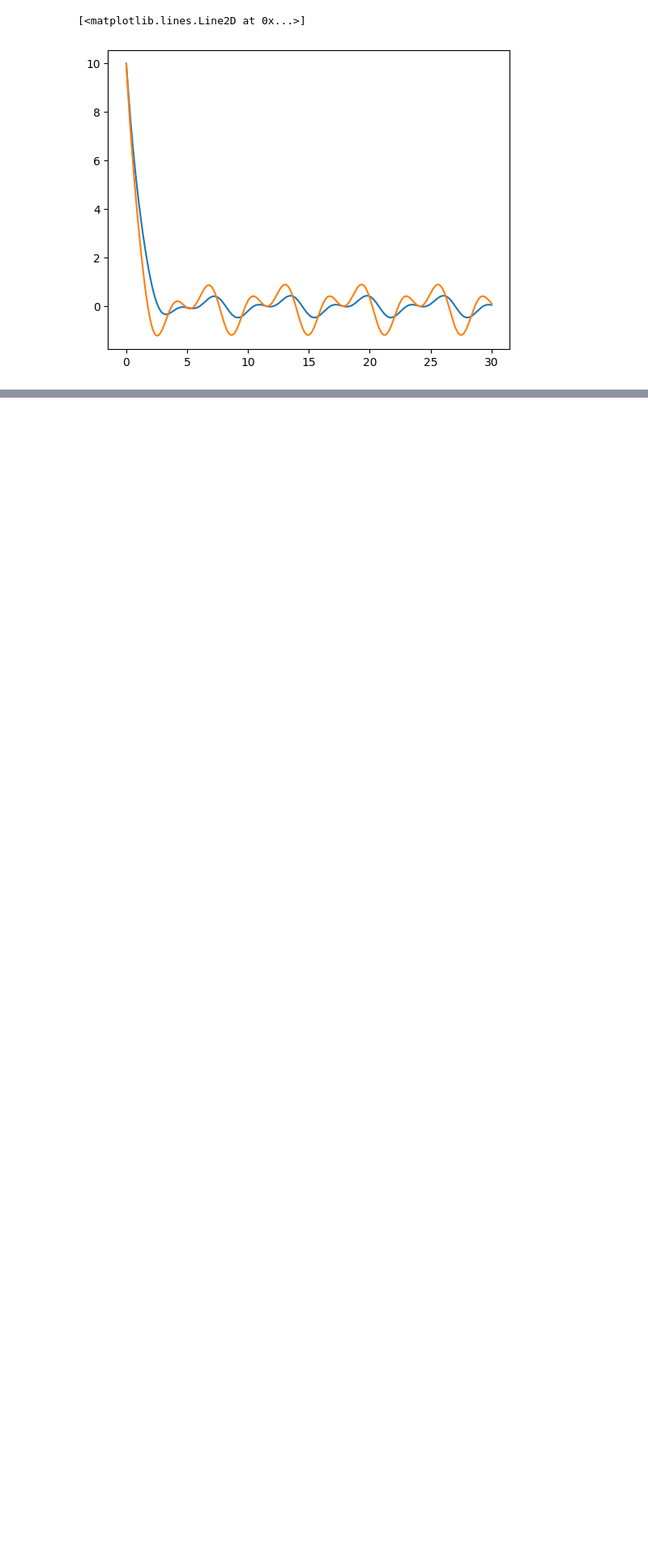
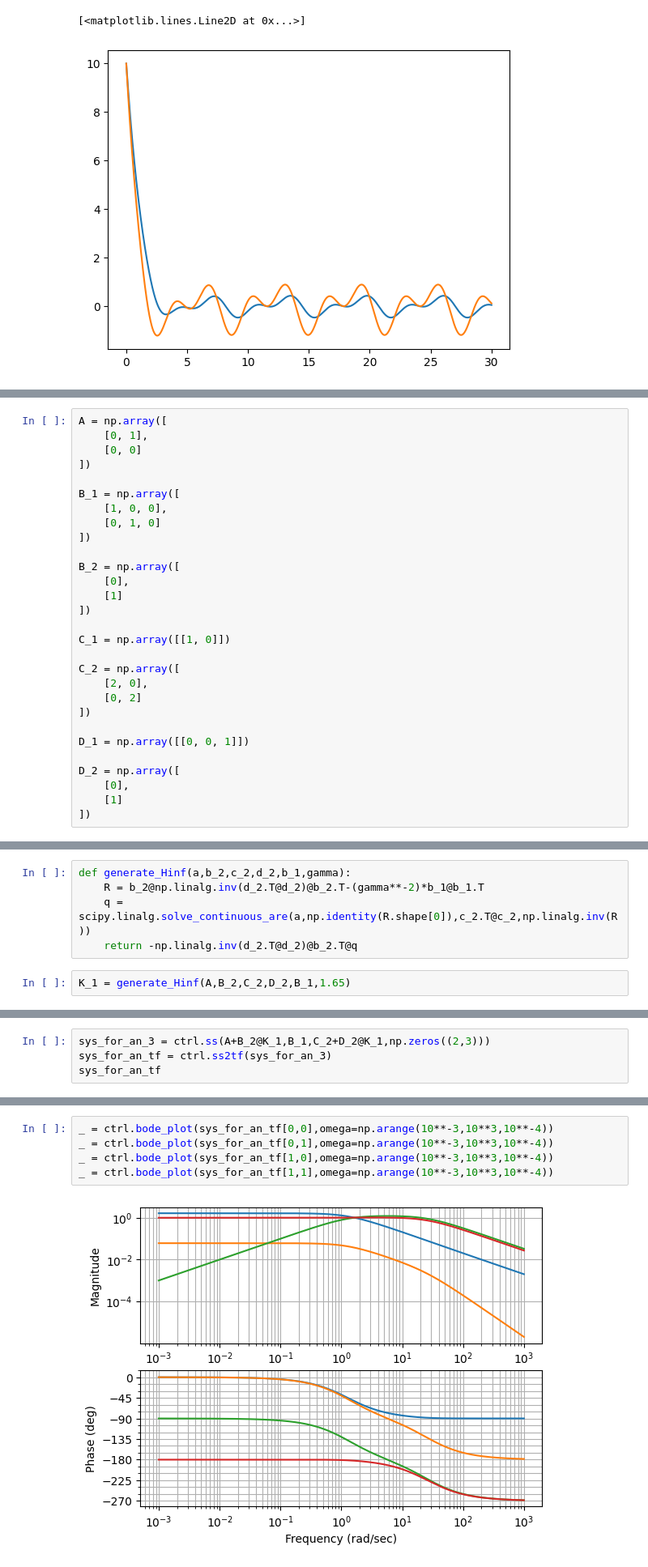
Before and after one commit to diuzhevVlad/control-theory-itmo-2023-2024, a Jupyter notebook: Lab11/Lab11.ipynb, the cells around one changed output, grey strips where cells are left out. Shown at 81% size. Cells and saved outputs as stored; diff of their text form; blank space fills up the shorter version.

```diff
--- a/Lab11/Lab11.ipynb
+++ b/Lab11/Lab11.ipynb
@@ -329,0 +339,29 @@ plt.plot(time_1,out.states[3])
+# %%
+A = np.array([
+    [0, 1],
+    [0, 0]
+])
+
+B_1 = np.array([
+    [1, 0, 0],
+    [0, 1, 0]
+])
+
+B_2 = np.array([
+    [0],
+    [1]
+])
+
+C_1 = np.array([[1, 0]])
+
+C_2 = np.array([
+    [2, 0],
+    [0, 2]
+])
+
+D_1 = np.array([[0, 0, 1]])
+
+D_2 = np.array([
+    [0],
+    [1]
+])
@@ -329,0 +373,7 @@ plt.plot(time_1,out.states[3])
+# %%
+def generate_Hinf(a,b_2,c_2,d_2,b_1,gamma):
+    R = b_2@np.linalg.inv(d_2.T@d_2)@b_2.T-(gamma**-2)*b_1@b_1.T
+    q = scipy.linalg.solve_continuous_are(a,np.identity(R.shape[0]),c_2.T@c_2,np.linalg.inv(R))
+    return -np.linalg.inv(d_2.T@d_2)@b_2.T@q
+# %%
+K_1 = generate_Hinf(A,B_2,C_2,D_2,B_1,1.65)
@@ -329,0 +384,4 @@ plt.plot(time_1,out.states[3])
+# %%
+sys_for_an_3 = ctrl.ss(A+B_2@K_1,B_1,C_2+D_2@K_1,np.zeros((2,3)))
+sys_for_an_tf = ctrl.ss2tf(sys_for_an_3)
+sys_for_an_tf
@@ -329,0 +390,7 @@ plt.plot(time_1,out.states[3])
+# %%
+_ = ctrl.bode_plot(sys_for_an_tf[0,0],omega=np.arange(10**-3,10**3,10**-4))
+_ = ctrl.bode_plot(sys_for_an_tf[0,1],omega=np.arange(10**-3,10**3,10**-4))
+_ = ctrl.bode_plot(sys_for_an_tf[1,0],omega=np.arange(10**-3,10**3,10**-4))
+_ = ctrl.bode_plot(sys_for_an_tf[1,1],omega=np.arange(10**-3,10**3,10**-4))
+# %% [output]
+[figure, added]
```
Also changed, not shown: parts of 20 cells of this notebook.
